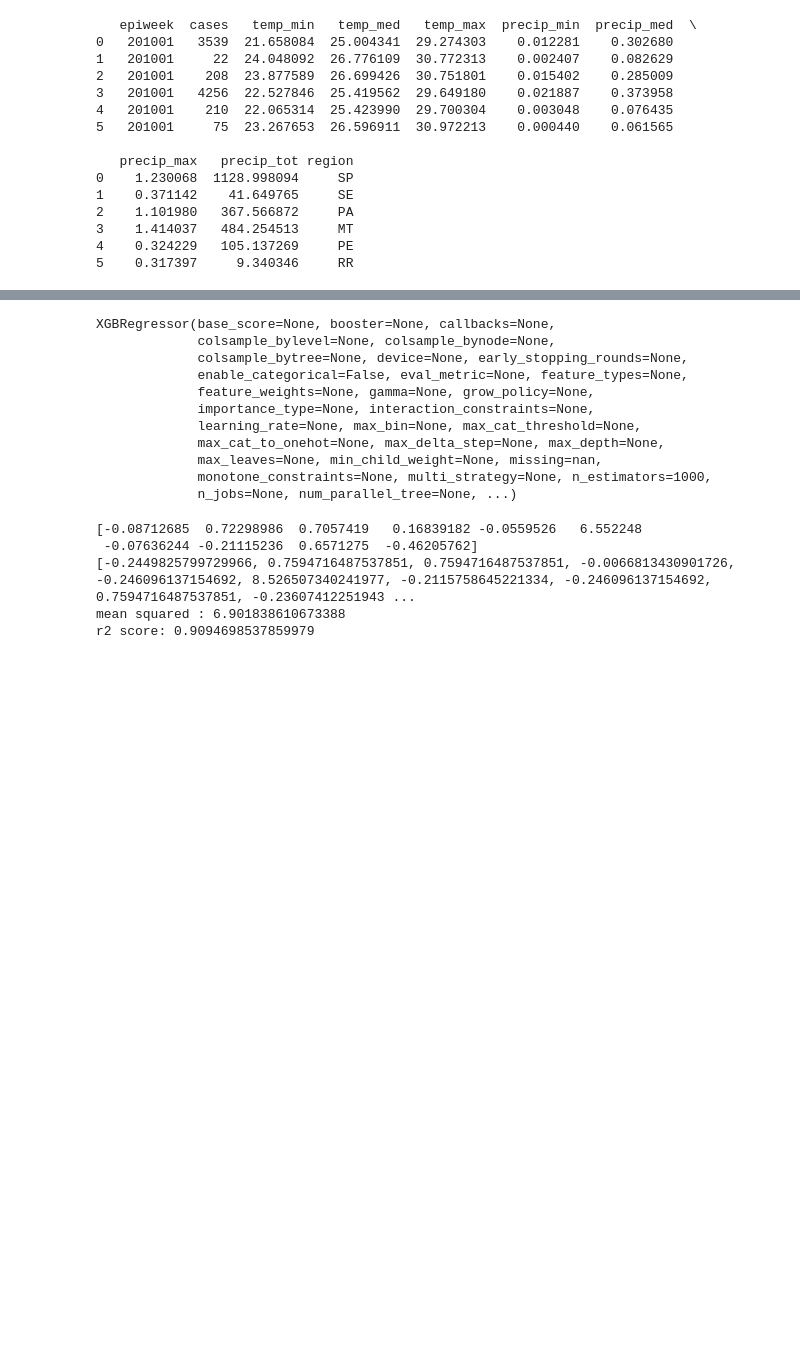
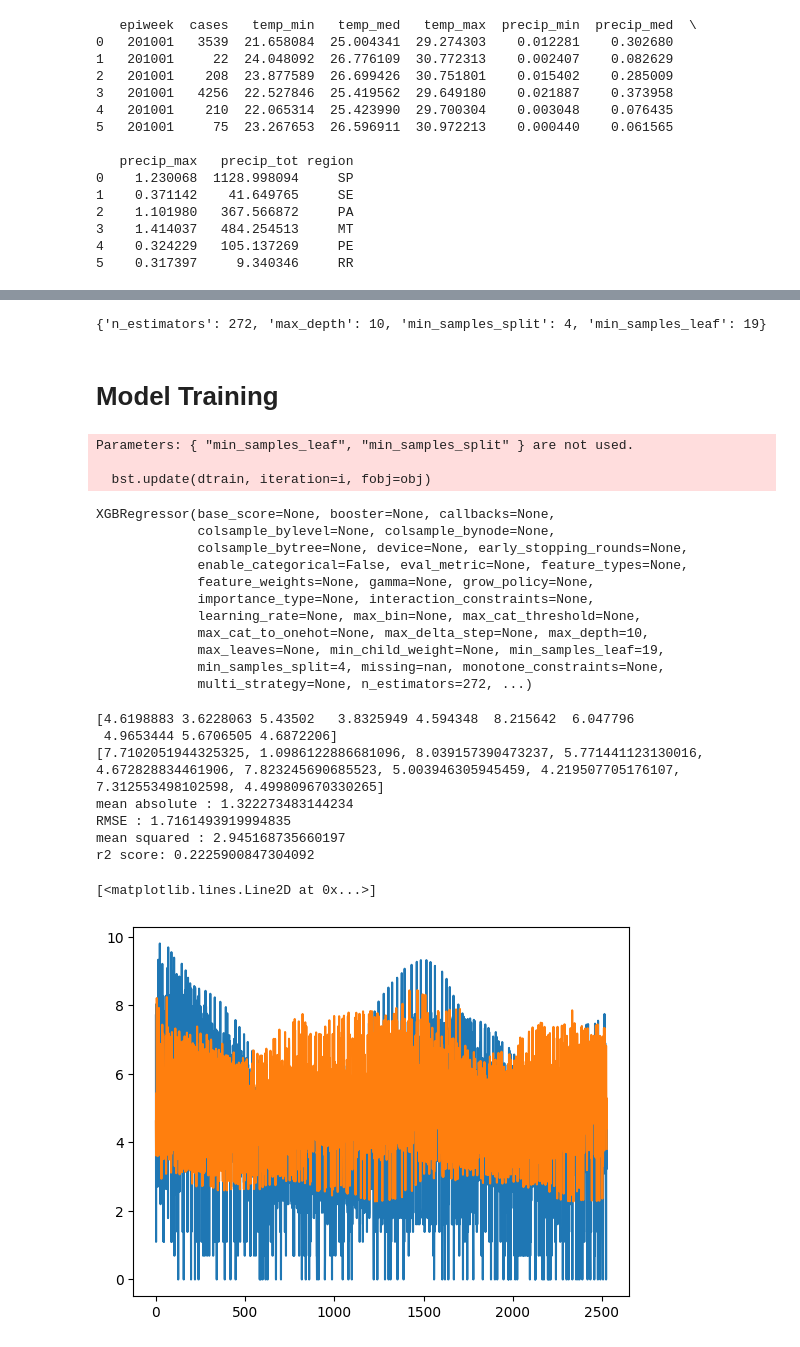
Before and after one commit to CREATE-UofT/epicdemics, a Jupyter notebook: Models/xgboost.ipynb, the cells around one changed output, grey strips where cells are left out. Saved outputs shown, nothing was run; the diff lists cells and outputs as text; code cells hidden in the pictures; blank space fills up the shorter version.

```diff
--- a/Models/xgboost.ipynb
+++ b/Models/xgboost.ipynb
@@ -57,0 +38,6 @@ NameError: name 'train_test_split' is not defined
+# %%
+# apply encodings
+# one_hot_encoder = OneHotEncoder(sparse_output=False)
+# data['region'] = one_hot_encoder.fit_transform(data.loc[:, ['region']])
+label_encoder = LabelEncoder()
+data['region'] = label_encoder.fit_transform(data.loc[:, ['region']])
@@ -57,0 +70,19 @@ NameError: name 'train_test_split' is not defined
+# %%
+def objective(trial):
+    n_estimators = trial.suggest_int('n_estimators', 100, 1000)
+    max_depth = trial.suggest_int('max_depth', 10, 50)
+    min_samples_split = trial.suggest_int('min_samples_split', 2, 32)
+    min_samples_leaf = trial.suggest_int('min_samples_leaf', 1, 32)
+    objective = "reg:squarederror"
+
+    model = xgb.XGBRegressor(n_estimators=n_estimators, max_depth=max_depth, min_samples_split=min_samples_split, min_samples_leaf=min_samples_leaf, objective=objective, random_state=42)
+    score = np.mean(cross_val_score(model, x_train,y_train, cv=5, scoring='neg_mean_squared_error', n_jobs=-1))
+    return score
+
+    #model.fit(x_train, y_train)
+    #y_pred = model.predict(x_test)
+    #rmse = np.sqrt(mean_squared_error(y_val, y_pred))
+    #return rmse
+
+study = optuna.create_study(direction='maximize')
+study.optimize(objective, n_trials=50)
@@ -58,29 +107,47 @@ NameError: name 'train_test_split' is not defined
+# %%
+
+print(study.best_params)
+# Train final model with best parameters
+bst = xgb.XGBRegressor(**study.best_params, random_state=42)
+# %% [output]
+{'n_estimators': 272, 'max_depth': 10, 'min_samples_split': 4, 'min_samples_leaf': 19}
+# %% [markdown]
+# Model Training
 # %%
 # setup model for XGboost
-
-bst = xgb.XGBRegressor(n_estimators=1000, objective='reg:squarederror')
 bst.fit(x_train,y_train)
 # %% [output]
-XGBRegressor(base_score=None, booster=None, callbacks=None,
-             colsample_bylevel=None, colsample_bynode=None,
-             colsample_bytree=None, device=None, early_stopping_rounds=None,
-             enable_categorical=False, eval_metric=None, feature_types=None,
-             feature_weights=None, gamma=None, grow_policy=None,
-             importance_type=None, interaction_constraints=None,
-             learning_rate=None, max_bin=None, max_cat_threshold=None,
-             max_cat_to_onehot=None, max_delta_step=None, max_depth=None,
-             max_leaves=None, min_child_weight=None, missing=nan,
-             monotone_constraints=None, multi_strategy=None, n_estimators=1000,
-             n_jobs=None, num_parallel_tree=None, ...)
+Parameters: { "min_samples_leaf", "min_samples_split" } are not used.
+
+  bst.update(dtrain, iteration=i, fobj=obj)
+XGBRegressor(base_score=None, booster=None, callbacks=None,
+             colsample_bylevel=None, colsample_bynode=None,
+             colsample_bytree=None, device=None, early_stopping_rounds=None,
+             enable_categorical=False, eval_metric=None, feature_types=None,
+             feature_weights=None, gamma=None, grow_policy=None,
+             importance_type=None, interaction_constraints=None,
+             learning_rate=None, max_bin=None, max_cat_threshold=None,
+             max_cat_to_onehot=None, max_delta_step=None, max_depth=10,
+             max_leaves=None, min_child_weight=None, min_samples_leaf=19,
+             min_samples_split=4, missing=nan, monotone_constraints=None,
+             multi_strategy=None, n_estimators=272, ...)
 # %%
 preds = bst.predict(x_test)
 print(preds[0:10])
 print(list(y_test)[0:10])
+print(f"mean absolute : {mean_absolute_error(y_test, preds)}")
+print(f"RMSE : {root_mean_squared_error(y_test, preds)}")
 print(f"mean squared : {mean_squared_error(y_test, preds)}")
 print(f"r2 score: {r2_score(y_test,preds)}")
+plt.plot(np.arange(y_test.shape[0]), y_test)
+plt.plot(np.arange(preds.shape[0]), preds)
 # %% [output]
-[-0.08712685  0.72298986  0.7057419   0.16839182 -0.0559526   6.552248
- -0.07636244 -0.21115236  0.6571275  -0.46205762]
-[-0.2449825799729966, 0.7594716487537851, 0.7594716487537851, -0.0066813430901726, -0.246096137154692, 8.526507340241977, -0.2115758645221334, -0.246096137154692, 0.7594716487537851, -0.23607412251943 ...
-mean squared : 6.901838610673388
-r2 score: 0.9094698537859979
+[4.6198883 3.6228063 5.43502   3.8325949 4.594348  8.215642  6.047796
+ 4.9653444 5.6706505 4.6872206]
+[7.7102051944325325, 1.0986122886681096, 8.039157390473237, 5.771441123130016, 4.672828834461906, 7.823245690685523, 5.003946305945459, 4.219507705176107, 7.312553498102598, 4.499809670330265]
+mean absolute : 1.322273483144234
+RMSE : 1.7161493919994835
+mean squared : 2.945168735660197
+r2 score: 0.2225900847304092
+[<matplotlib.lines.Line2D at 0x...>]
+[figure, added]
```
Also changed, not shown: parts of 9 cells of this notebook.
